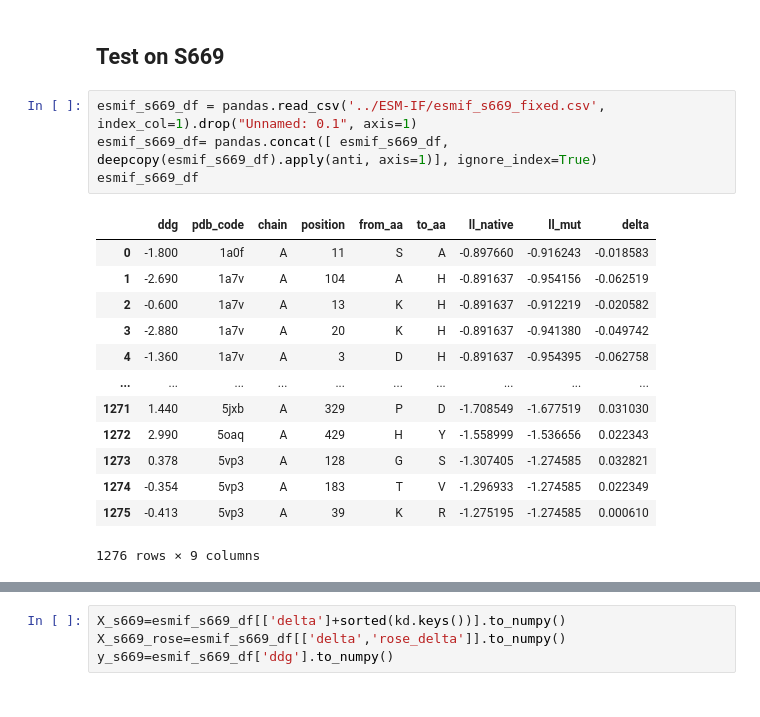
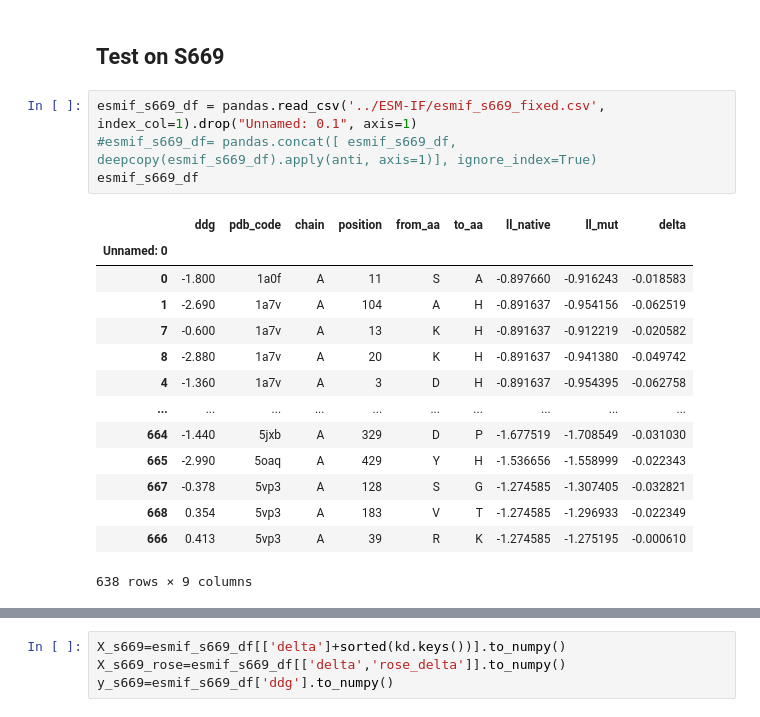
Before and after one commit to compbiomed-unito/ddMBC, a Jupyter notebook: Rose/esmif_rose.ipynb, the cells around one changed output, grey strips where cells are left out. Drawn from its saved outputs; the diff is of its cells as text.

```diff
--- a/Rose/esmif_rose.ipynb
+++ b/Rose/esmif_rose.ipynb
@@ -398,22 +400,23 @@ sum([math.sqrt(_) for _ in optfep_rsq])/len(optfep_rsq)
 ## Test on S669
 # %%
 esmif_s669_df = pandas.read_csv('../ESM-IF/esmif_s669_fixed.csv', index_col=1).drop("Unnamed: 0.1", axis=1)
-esmif_s669_df= pandas.concat([ esmif_s669_df, deepcopy(esmif_s669_df).apply(anti, axis=1)], ignore_index=True)
+#esmif_s669_df= pandas.concat([ esmif_s669_df, deepcopy(esmif_s669_df).apply(anti, axis=1)], ignore_index=True)
 esmif_s669_df
 # %% [output]
 |  | ddg | pdb_code | chain | position | from_aa | to_aa | ll_native | ll_mut | delta |
+| Unnamed: 0 |  |  |  |  |  |  |  |  |  |
 | 0 | -1.800 | 1a0f | A | 11 | S | A | -0.897660 | -0.916243 | -0.018583 |
 | 1 | -2.690 | 1a7v | A | 104 | A | H | -0.891637 | -0.954156 | -0.062519 |
-| 2 | -0.600 | 1a7v | A | 13 | K | H | -0.891637 | -0.912219 | -0.020582 |
-| 3 | -2.880 | 1a7v | A | 20 | K | H | -0.891637 | -0.941380 | -0.049742 |
+| 7 | -0.600 | 1a7v | A | 13 | K | H | -0.891637 | -0.912219 | -0.020582 |
+| 8 | -2.880 | 1a7v | A | 20 | K | H | -0.891637 | -0.941380 | -0.049742 |
 | 4 | -1.360 | 1a7v | A | 3 | D | H | -0.891637 | -0.954395 | -0.062758 |
 | ... | ... | ... | ... | ... | ... | ... | ... | ... | ... |
-| 1271 | 1.440 | 5jxb | A | 329 | P | D | -1.708549 | -1.677519 | 0.031030 |
-| 1272 | 2.990 | 5oaq | A | 429 | H | Y | -1.558999 | -1.536656 | 0.022343 |
-| 1273 | 0.378 | 5vp3 | A | 128 | G | S | -1.307405 | -1.274585 | 0.032821 |
-| 1274 | -0.354 | 5vp3 | A | 183 | T | V | -1.296933 | -1.274585 | 0.022349 |
-| 1275 | -0.413 | 5vp3 | A | 39 | K | R | -1.275195 | -1.274585 | 0.000610 |
+| 664 | -1.440 | 5jxb | A | 329 | D | P | -1.677519 | -1.708549 | -0.031030 |
+| 665 | -2.990 | 5oaq | A | 429 | Y | H | -1.536656 | -1.558999 | -0.022343 |
+| 667 | -0.378 | 5vp3 | A | 128 | S | G | -1.274585 | -1.307405 | -0.032821 |
+| 668 | 0.354 | 5vp3 | A | 183 | V | T | -1.274585 | -1.296933 | -0.022349 |
+| 666 | 0.413 | 5vp3 | A | 39 | R | K | -1.274585 | -1.275195 | -0.000610 |
-1276 rows × 9 columns
+638 rows × 9 columns
 # %%
 esmif_s669_df=esmif_s669_df.apply(rose_delta,axis=1)
 esmif_s669_df.head()
```
Also changed, not shown: parts of 23 cells of this notebook, 5 other files.
